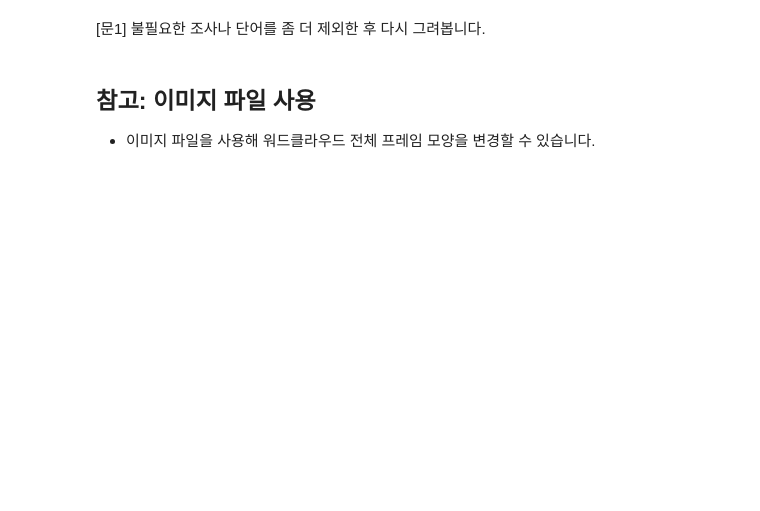
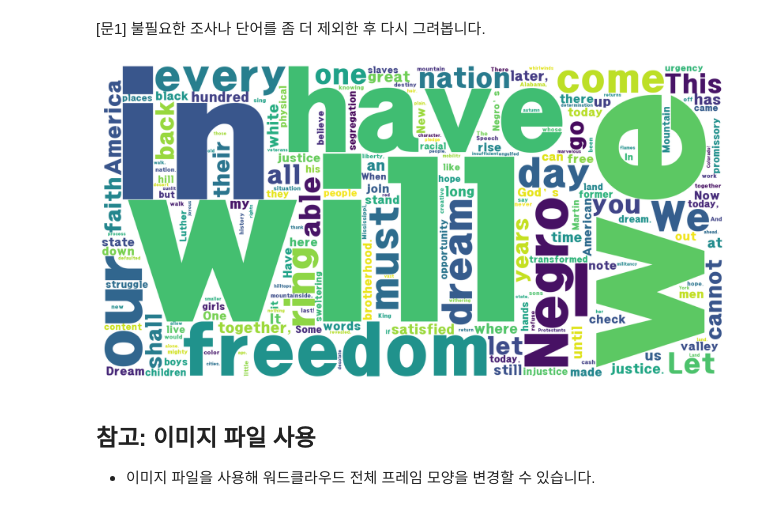
Before and after one commit to chrisseo2002/Python01, a Jupyter notebook: 10 - 파일 읽고 쓰기.ipynb, the cells around one changed output. Cells and saved outputs as stored; diff of their text form; code cells hidden in the pictures; blank space fills up the shorter version.

```diff
--- a/10 - 파일 읽고 쓰기.ipynb
+++ b/10 - 파일 읽고 쓰기.ipynb
@@ -357,5 +450,18 @@ plt.show()
 # %%
 # 워드 클라우드 그리기
+wordcloud = WordCloud(font_path = 'C:/Windows/fonts/HMKMRHD.TTF',
+                      width=2000,
+                      height=1000,
+                      background_color='white').generate_from_frequencies(wordCount)
+
+# 표시하기
+plt.figure(figsize=(12, 6))
+plt.imshow(wordcloud)
+plt.axis("off")
+plt.tight_layout(pad=0)
+plt.show()
+# %% [output]
+[figure, added]
 # %% [markdown]
 ## 참고: 이미지 파일 사용
 
```
Also changed, not shown: parts of 23 cells of this notebook, 15 other files.
